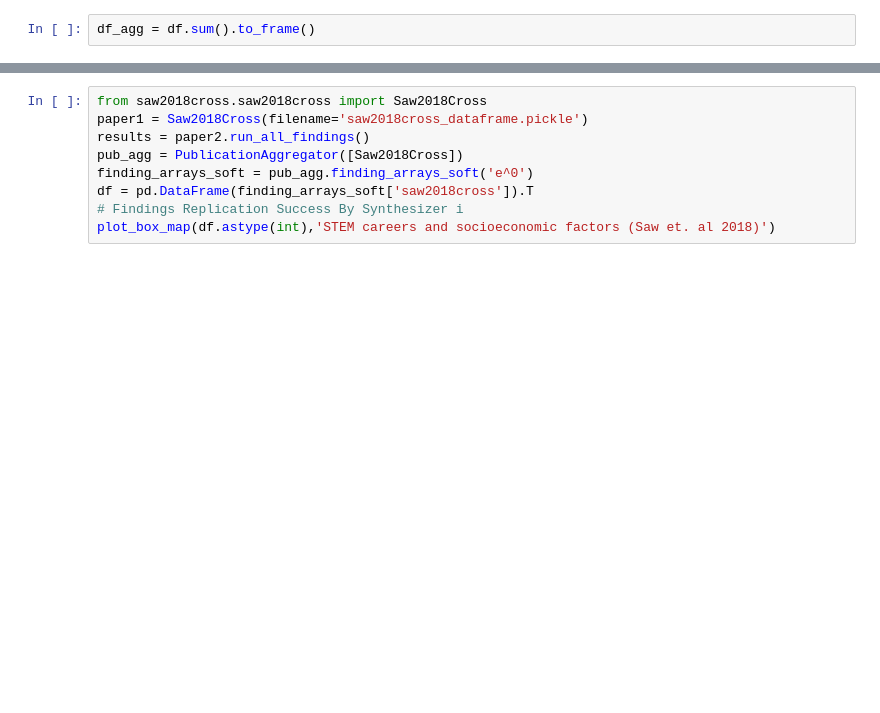
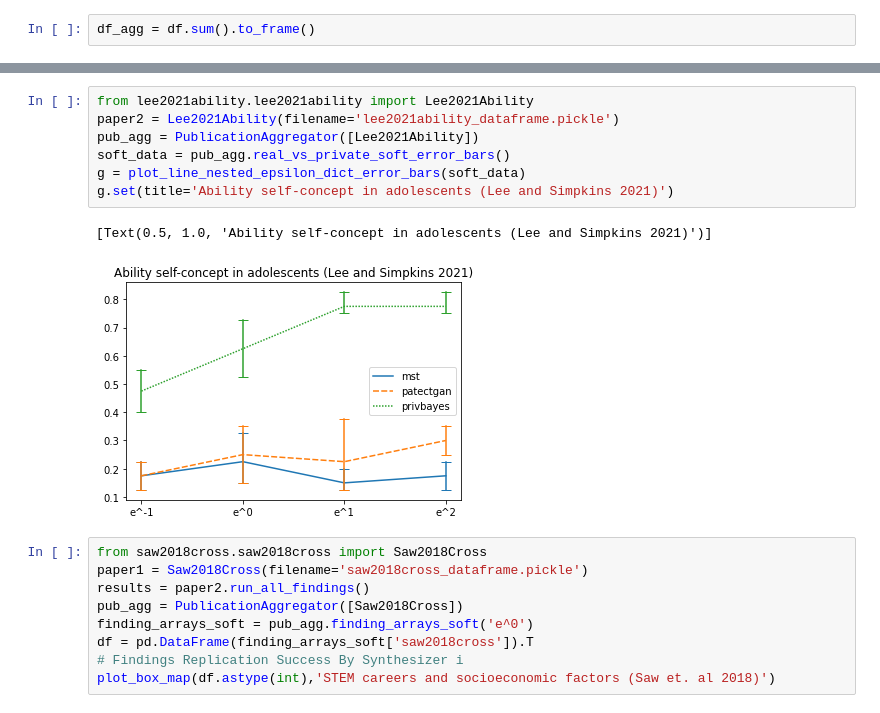
Before and after one commit to DataResponsibly/SynRD, a Jupyter notebook: papers/generate_figures.ipynb, the cells around one changed output, grey strips where cells are left out. Cells and saved outputs as stored; diff of their text form; blank space fills up the shorter version.

```diff
--- a/papers/generate_figures.ipynb
+++ b/papers/generate_figures.ipynb
@@ -267,3 +131,13 @@ plot_box_map(df.astype(int),'Ability self-concept and support in adolescents (Le
+# %%
+from lee2021ability.lee2021ability import Lee2021Ability
+paper2 = Lee2021Ability(filename='lee2021ability_dataframe.pickle')
+pub_agg = PublicationAggregator([Lee2021Ability])
+soft_data = pub_agg.real_vs_private_soft_error_bars()
+g = plot_line_nested_epsilon_dict_error_bars(soft_data)
+g.set(title='Ability self-concept in adolescents (Lee and Simpkins 2021)')
+# %% [output]
+[Text(0.5, 1.0, 'Ability self-concept in adolescents (Lee and Simpkins 2021)')]
+[figure, added]
 # %%
 from saw2018cross.saw2018cross import Saw2018Cross
 paper1 = Saw2018Cross(filename='saw2018cross_dataframe.pickle')
```
Also changed, not shown: parts of 41 cells of this notebook, 3 other files.
